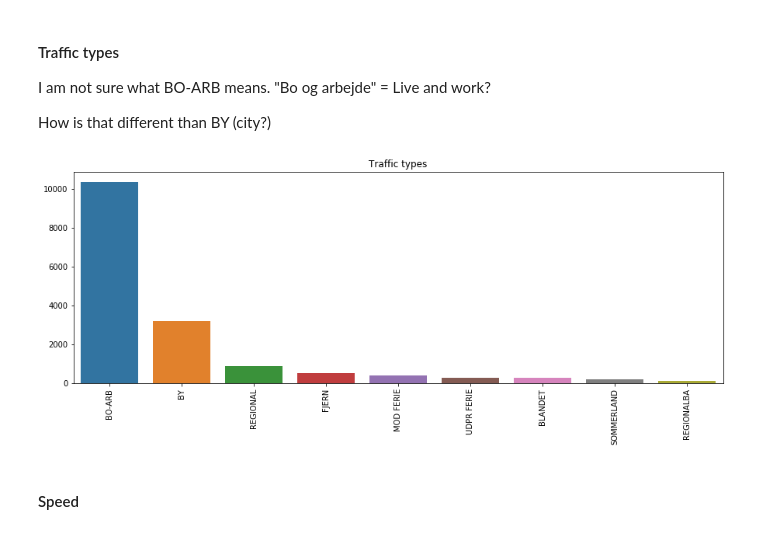
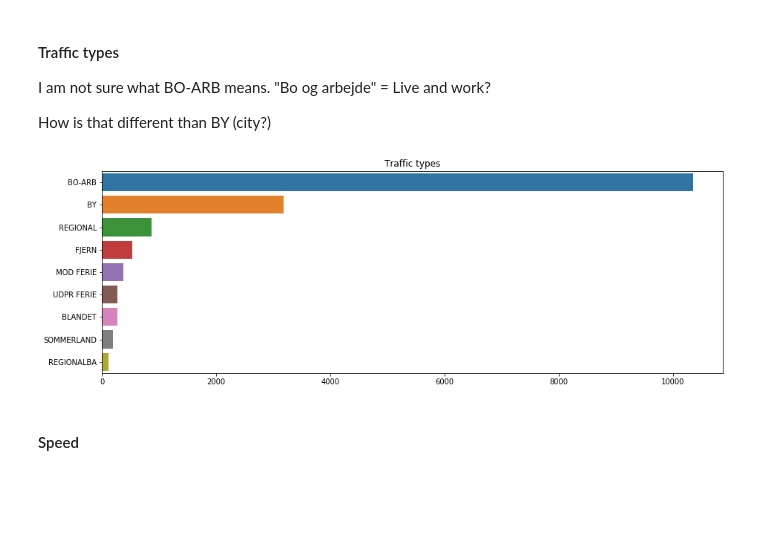
Before and after one commit to IncioMan/socialdata, a Jupyter notebook: Final Project/Dataset exploration - Alessandro.ipynb, the cells around one changed output. Saved outputs shown, nothing was run; the diff lists cells and outputs as text; code cells hidden in the pictures; blank space fills up the shorter version.

```diff
--- a/Final Project/Dataset exploration - Alessandro.ipynb
+++ b/Final Project/Dataset exploration - Alessandro.ipynb
@@ -52,6 +55,7 @@ http://noegletal.dk/noegletal/
 # %%
 url = 'https://raw.githubusercontent.com/IncioMan/socialdata/master/Final%20Project/dataset/trafficdata_withlonlat_ver2.csv'
 traffic_data = pd.read_csv(url, error_bad_lines=False)
+traffic_data.Latitude = traffic_data.Latitude.str.replace(";", "")
 traffic_data.head()
 # %% [output]
 |  | FID | Dataowner | RoadManager | RoadId | RoadPartId | RoadName | Kilometer | Meter | Location | ... |
@@ -312,7 +328,7 @@ Many of the variables have tendencies to have long tails to the right, which ind
 traffic_data = traffic_data.dropna(subset=['SpeedLimit', 'AverageSpeed'])
 traffic_data = traffic_data.astype({'SpeedLimit': 'float64'})
 # %%
-traffic_data["AverageSpeedToSpeedLimit"] = traffic_data.AverageSpeed - traffic_data.SpeedLimit
+traffic_data["AverageDifferenceSpeedLimitAvgSpeed"] =  traffic_data.SpeedLimit - traffic_data.AverageSpeed
 # %%
 traffic_data["JulyWeekdaysRatio"] = traffic_data.DailyJulyTraffic / traffic_data.AverageWeekdayDailyVehicles
 # %%
@@ -387,11 +403,11 @@ How is that different than BY (city?)
 # %%
 plt.figure(figsize=(15,5))
 plt.title("Traffic types")
 df = traffic_data.Traffictype.value_counts()
-ax = sns.barplot(df.keys(), df.values)
-plt.setp(ax.get_xticklabels(), rotation=90);
+ax = sns.barplot(df.values, df.keys())
+#plt.setp(ax.get_xticklabels(), rotation=90);
 # %% [output]
-[figure, old version]
+[figure, new version]
 # %% [markdown]
 #### Speed
 # %%
```
Also changed, not shown: parts of 10 cells of this notebook.
